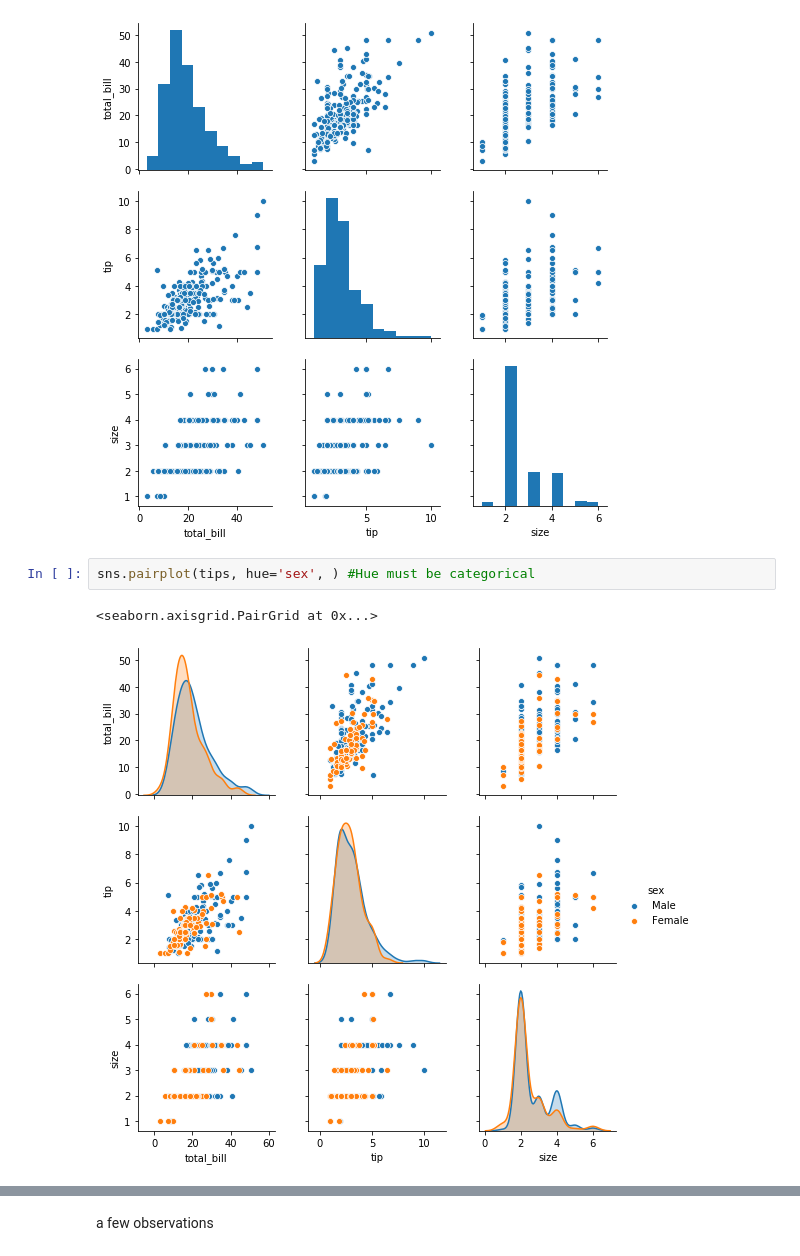
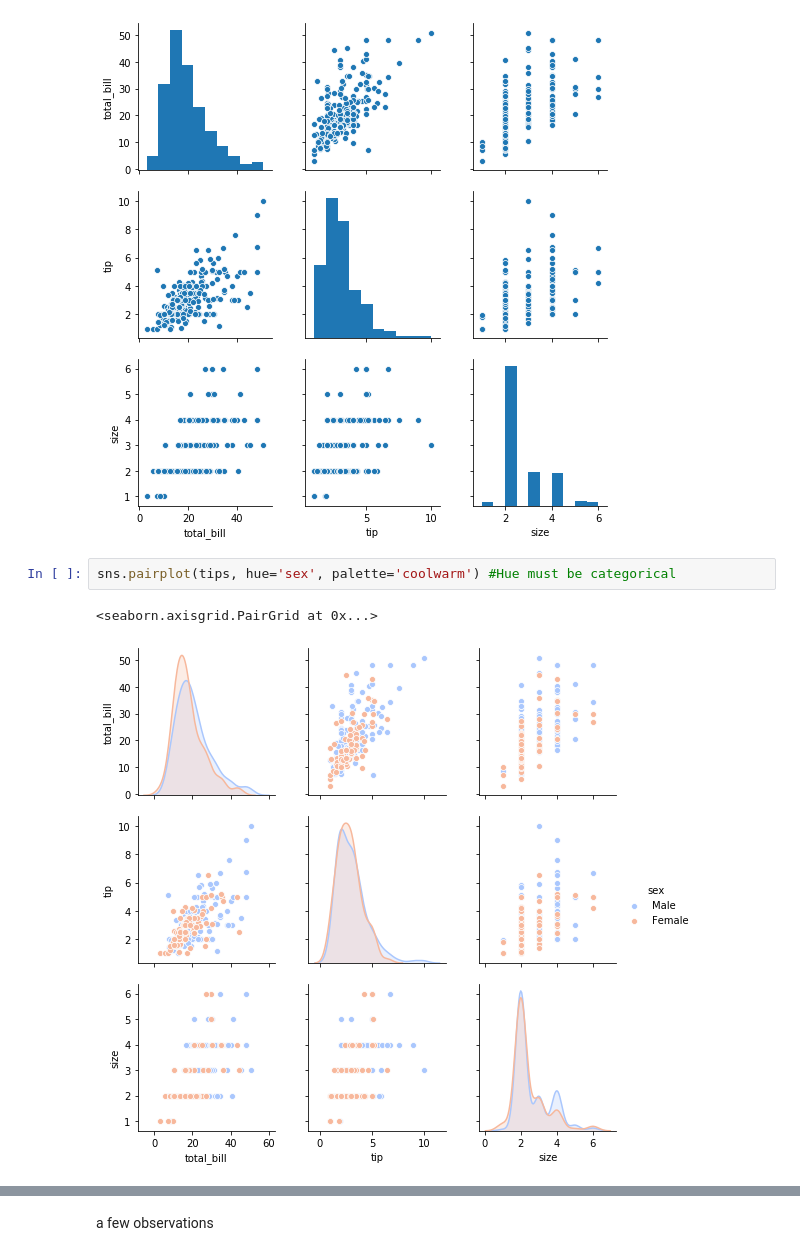
Before and after one commit to octaviaisom/DataViz-with-Seaborn, a Jupyter notebook: dont_forget_to_tip.ipynb, the cells around one changed output, grey strips where cells are left out. Drawn from its saved outputs; the diff is of its cells as text.

Commit message:
pair plot test

```diff
--- a/dont_forget_to_tip.ipynb
+++ b/dont_forget_to_tip.ipynb
@@ -50,7 +50,7 @@ sns.pairplot(tips)
 <seaborn.axisgrid.PairGrid at 0x...>
 [figure]
 # %%
-sns.pairplot(tips, hue='sex', ) #Hue must be categorical
+sns.pairplot(tips, hue='sex', palette='coolwarm') #Hue must be categorical
 # %% [output]
 <seaborn.axisgrid.PairGrid at 0x...>
-[figure, old version]
+[figure, new version]
```
Also changed, not shown: parts of 3 cells of this notebook.
